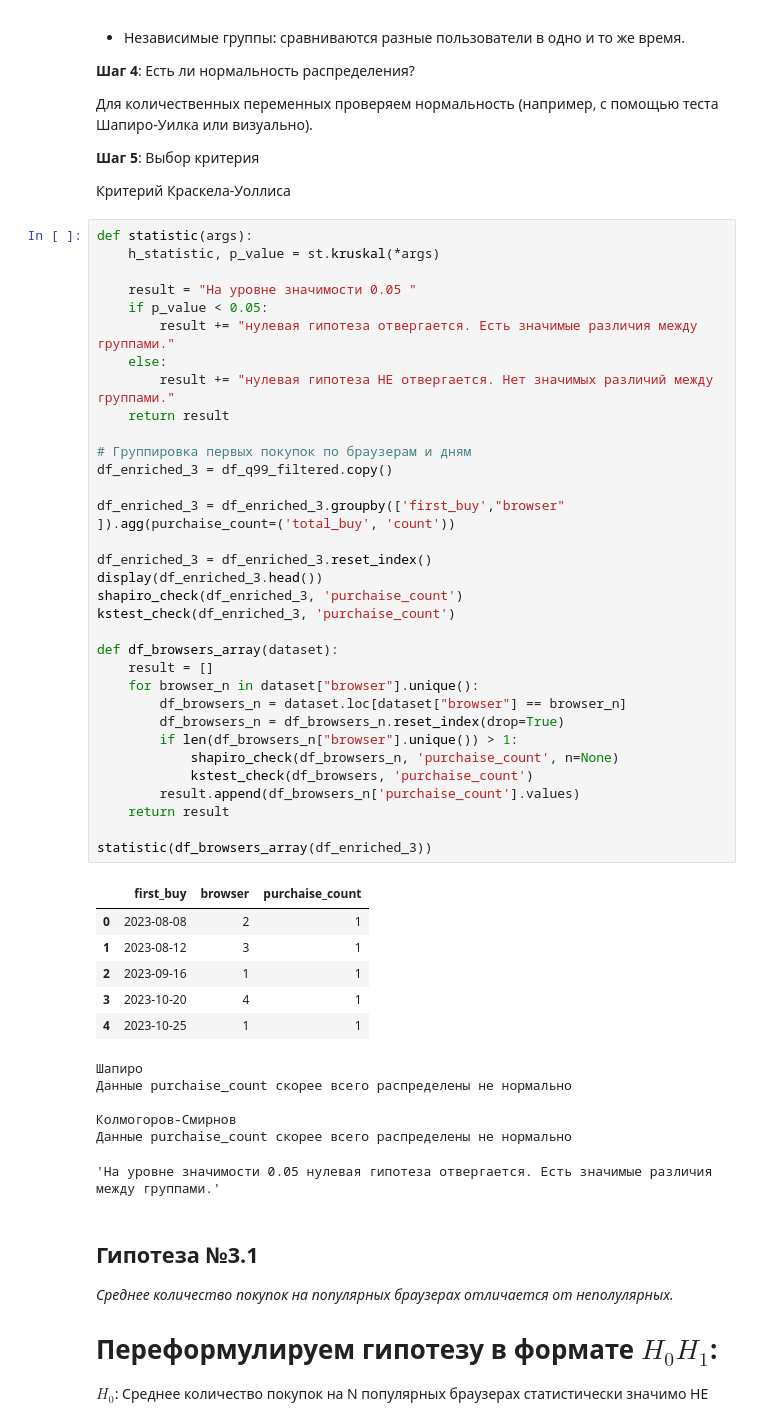
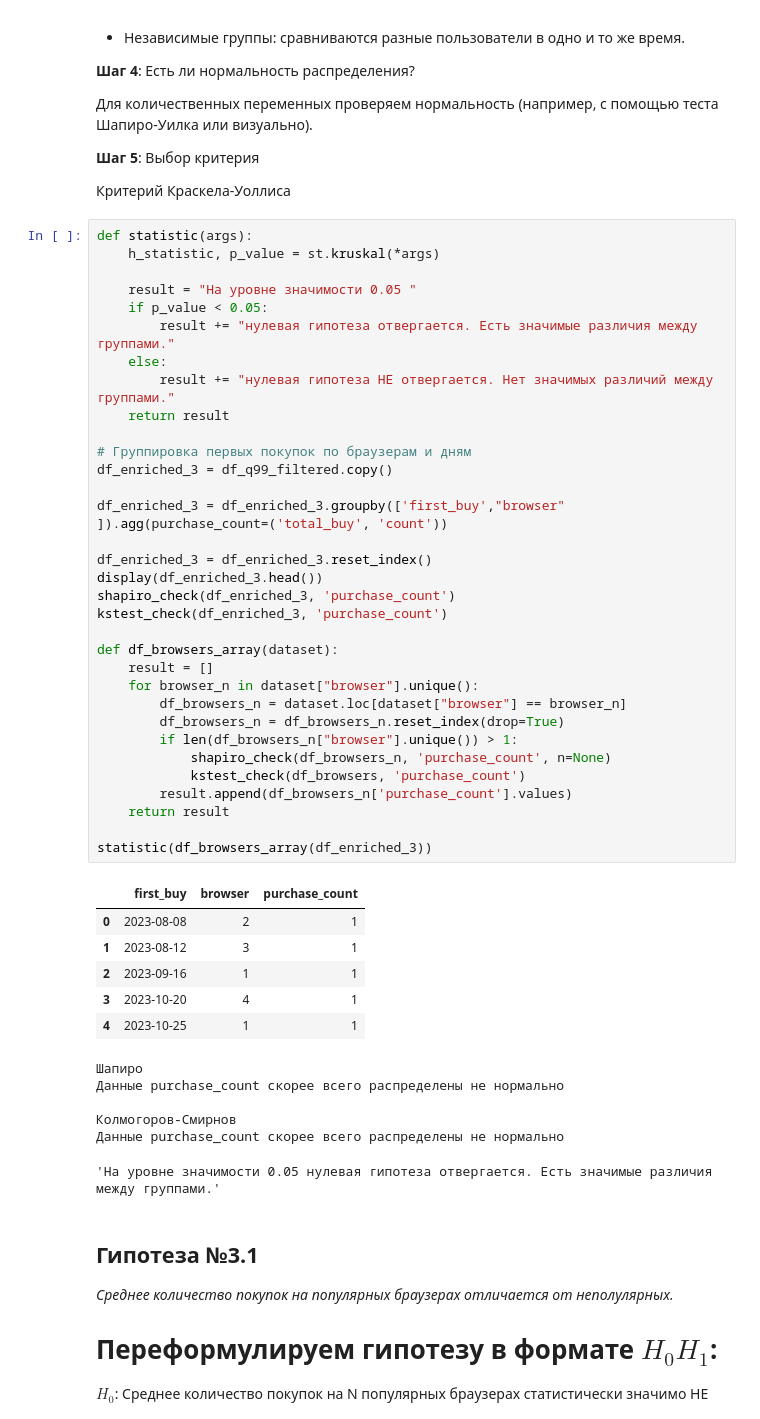
Before and after one commit to Lilya-te/DS-workshop2025, a Jupyter notebook: Checkpoint2_team1.ipynb, the cells around one changed output. Cells and saved outputs as stored; diff of their text form.

```diff
--- a/Checkpoint2_team1.ipynb
+++ b/Checkpoint2_team1.ipynb
@@ -452,48 +452,48 @@ $H_1$: Количество покупок имеет различные мед
 # %%
 def statistic(args):
     h_statistic, p_value = st.kruskal(*args)
 
     result = "На уровне значимости 0.05 "
     if p_value < 0.05:
         result += "нулевая гипотеза отвергается. Есть значимые различия между группами."
     else:
         result += "нулевая гипотеза НЕ отвергается. Нет значимых различий между группами."
     return result
 
 # Группировка первых покупок по браузерам и дням
 df_enriched_3 = df_q99_filtered.copy()
 
-df_enriched_3 = df_enriched_3.groupby(['first_buy',"browser" ]).agg(purchaise_count=('total_buy', 'count'))
+df_enriched_3 = df_enriched_3.groupby(['first_buy',"browser" ]).agg(purchase_count=('total_buy', 'count'))
 
 df_enriched_3 = df_enriched_3.reset_index()
 display(df_enriched_3.head())
-shapiro_check(df_enriched_3, 'purchaise_count')
-kstest_check(df_enriched_3, 'purchaise_count')
+shapiro_check(df_enriched_3, 'purchase_count')
+kstest_check(df_enriched_3, 'purchase_count')
 
 def df_browsers_array(dataset):
     result = []
     for browser_n in dataset["browser"].unique():
         df_browsers_n = dataset.loc[dataset["browser"] == browser_n]
         df_browsers_n = df_browsers_n.reset_index(drop=True)
         if len(df_browsers_n["browser"].unique()) > 1:
-            shapiro_check(df_browsers_n, 'purchaise_count', n=None)
-            kstest_check(df_browsers, 'purchaise_count')
-        result.append(df_browsers_n['purchaise_count'].values)
+            shapiro_check(df_browsers_n, 'purchase_count', n=None)
+            kstest_check(df_browsers, 'purchase_count')
+        result.append(df_browsers_n['purchase_count'].values)
     return result
 
 statistic(df_browsers_array(df_enriched_3))
 # %% [output]
-|  | first_buy | browser | purchaise_count |
+|  | first_buy | browser | purchase_count |
 | 0 | 2023-08-08 | 2 | 1 |
 | 1 | 2023-08-12 | 3 | 1 |
 | 2 | 2023-09-16 | 1 | 1 |
 | 3 | 2023-10-20 | 4 | 1 |
 | 4 | 2023-10-25 | 1 | 1 |
 Шапиро
-Данные purchaise_count скорее всего распределены не нормально
+Данные purchase_count скорее всего распределены не нормально
 
 Колмогоров-Смирнов
-Данные purchaise_count скорее всего распределены не нормально
+Данные purchase_count скорее всего распределены не нормально
 'На уровне значимости 0.05 нулевая гипотеза отвергается. Есть значимые различия между группами.'
 # %% [markdown]
 ## Гипотеза №3.1
```
Also changed, not shown: parts of 2 cells of this notebook.
